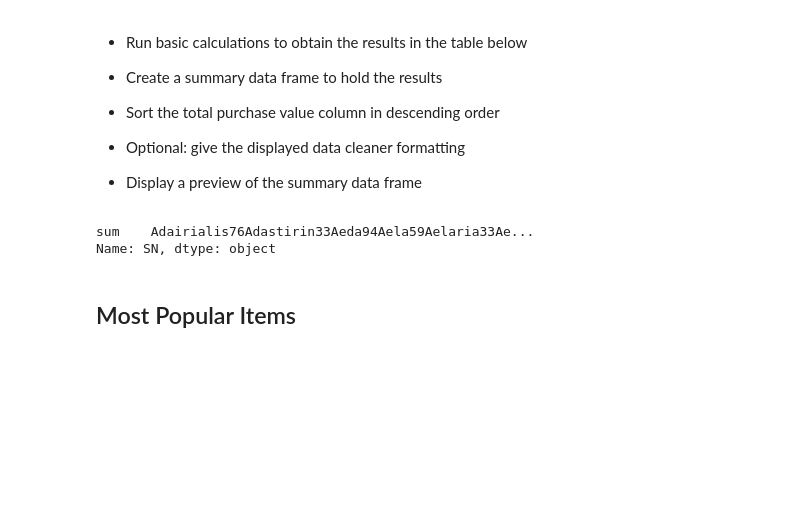
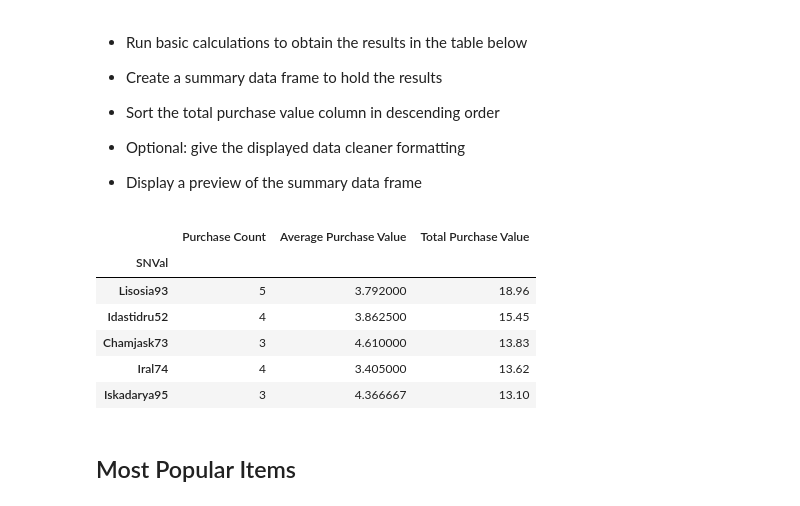
Before and after one commit to kasturiswapna/pandas-challenge, a Jupyter notebook: HeroesOfPymoli/HeroesOfPymoli_starter.ipynb, the cells around one changed output. Saved outputs shown, nothing was run; the diff lists cells and outputs as text; code cells hidden in the pictures; blank space fills up the shorter version.

```diff
--- a/HeroesOfPymoli/HeroesOfPymoli_starter.ipynb
+++ b/HeroesOfPymoli/HeroesOfPymoli_starter.ipynb
@@ -251,34 +251,25 @@ fnl_df11
 
 
 * Display a preview of the summary data frame
-# %%
-#grp_sn21 = pd.DataFrame({"SN":purchase_data["SN"],"SP_CNT1":purchase_data.groupby("SN").size(),
-#                         "Price":purchase_data["Price"]}).reset_index()
-#grp_sn22['SPN_CNT1'] = pd.DataFrame({'SPN_CNT1':grp_sn21.groupby("SP_CNT1").size()}).reset_index()
-#print(grp_sn22)
-#grp_sn22 = grp_sn21.sort_values("SP_CNT1",ascending=False)
-#print (grp_sn22.groupby("SN"))
-#df_sn1 = grp_sn22.groupby("SN")
-#print(df_sn1.count().sort_values("SN", ascending=False))
-#print (grp_sn21.sort_values("SP_CNT1",ascending=False))
-#print (grp_sn21.sort_values("SP_CNT1",ascending=False).head(5)['Price'].agg(np.sum))
-#print (grp_sn22.sort_values("SPN_CNT1",ascending=False).value_counts().head(5))
-#grp_sn21 = pd.DataFrame({'SP_CNT':purchase_data.groupby(["SN","Price"]).size()}).reset_index()
-#print(grp_sn21.sort_values("SN",ascending=False).value_counts().head(5))
-#print(grp_sn21['SN'].agg([np.mean]))
-#print(ag_bin23)
-#print(ag_bin23.head(5).sort_values("SN_RNG",ascending=True))
-#grp_sn21 = pd.DataFrame({"SN":purchase_data["SN"],"Price":purchase_data["Price"]}).reset_index()
-#grp_sn22 = grp_sn21.groupby("SN")
-#print(grp_sn22.count().sort_values('index',ascending=False))
-#print(grp_sn22['Price'].count().sort_values('index',ascending=False))
-#print(grp_sn22['Price'].count().sort_values('index',ascending=False).agg({np.sum}))
-#print(grp_sn21.sort_values("SN",ascending=False).value_counts().head(5))
-grp_sn21 = pd.DataFrame({'sn_pr' : purchase_data.groupby( [ "SN", "Price"] ).size()}).reset_index()
-print(grp_sn21["SN"].agg([np.sum]))
-# %% [output]
-sum    Adairialis76Adastirin33Aeda94Aela59Aelaria33Ae...
-Name: SN, dtype: object
+# %%
+prch_df = pd.DataFrame({"SNVal":purchase_data["SN"],"Price":purchase_data["Price"]}).reset_index()
+prch_df_grp = prch_df.groupby("SNVal")
+prch_df1 = prch_df_grp["SNVal"].count()
+prch_df1_1 = pd.DataFrame(prch_df1)
+prch_df2 = prch_df_grp["Price"].agg([np.sum])
+prch_df3 = prch_df2['sum'].astype(float)/prch_df1_1['SNVal'].astype(int)
+prch_fnl_df= pd.concat([prch_df1,prch_df3,prch_df2], axis=1)
+prch_fnl_df=prch_fnl_df.rename(columns={"SNVal":"Purchase Count",0:"Average Purchase Value","sum":"Total Purchase Value"})
+freedom_df1 = prch_fnl_df.sort_values("Total Purchase Value",ascending=False).head(5)
+freedom_df1.head()
+# %% [output]
+|  | Purchase Count | Average Purchase Value | Total Purchase Value |
+| SNVal |  |  |  |
+| Lisosia93 | 5 | 3.792000 | 18.96 |
+| Idastidru52 | 4 | 3.862500 | 15.45 |
+| Chamjask73 | 3 | 4.610000 | 13.83 |
+| Iral74 | 4 | 3.405000 | 13.62 |
+| Iskadarya95 | 3 | 4.366667 | 13.10 |
 # %% [markdown]
 ## Most Popular Items
 # %% [markdown]
```
Also changed, not shown: parts of 2 cells of this notebook.
